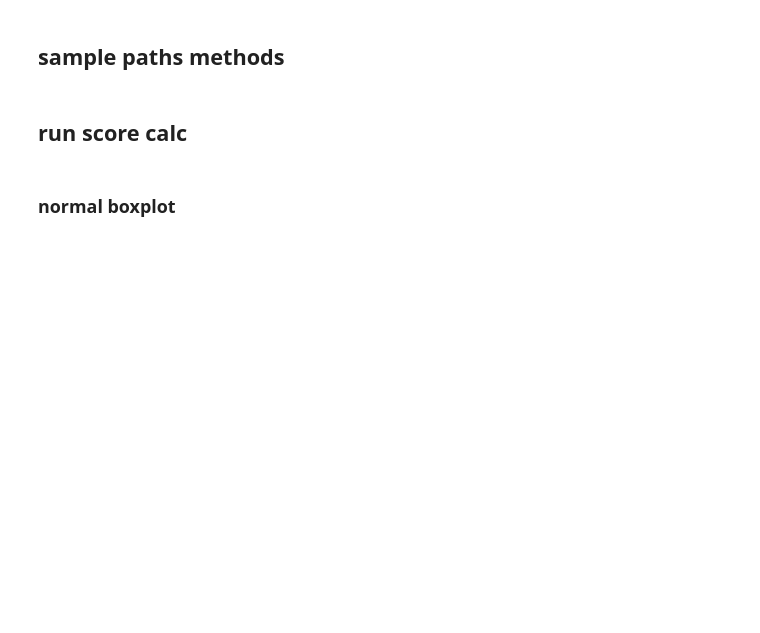
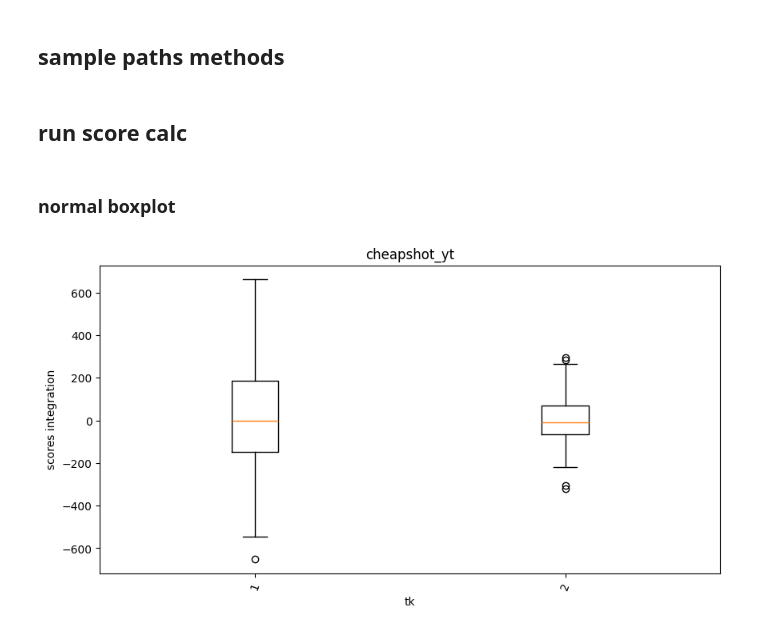
Before and after one commit to anvuongb/simple-latent-diffusion-model, a Jupyter notebook: simple-latent-diffusion-model/cifar10_samples_no_ldm.ipynb, the cells around one changed output. Saved outputs shown, nothing was run; the diff lists cells and outputs as text; code cells hidden in the pictures; blank space fills up the shorter version.

```diff
--- a/simple-latent-diffusion-model/cifar10_samples_no_ldm.ipynb
+++ b/simple-latent-diffusion-model/cifar10_samples_no_ldm.ipynb
@@ -367,6 +375,6 @@ for method in ['brownian', 'rotation', 'cheapshot_yt']:
 ### normal boxplot
 # %%
 method = 'cheapshot_yt'
-int_array = np.load(f'{method}_ldm_normal_walk_t100.npy')
+int_array = np.load('stats/cheapshot_yt_walk_t20_simplified.npy', allow_pickle=True)
 # %%
 ind = list(range(1, 100, 10))
@@ -373,8 +383,10 @@ ind = list(range(1, 100, 10))
 # %%
 fig = plt.figure(figsize=(10,5))
-plt.boxplot(list(int_array[:10]), tick_labels=ind)
+plt.boxplot(list(int_array.ravel()[0]['int_array']))
 plt.ylabel('scores integration')
 plt.xlabel('tk')
 plt.xticks(rotation=70)
-plt.title(f"{method} - latent diffusion")
+plt.title(f"{method}")
 plt.show()
+# %% [output]
+[figure, added]
```
Also changed, not shown: parts of 4 cells of this notebook, 3 other files.
